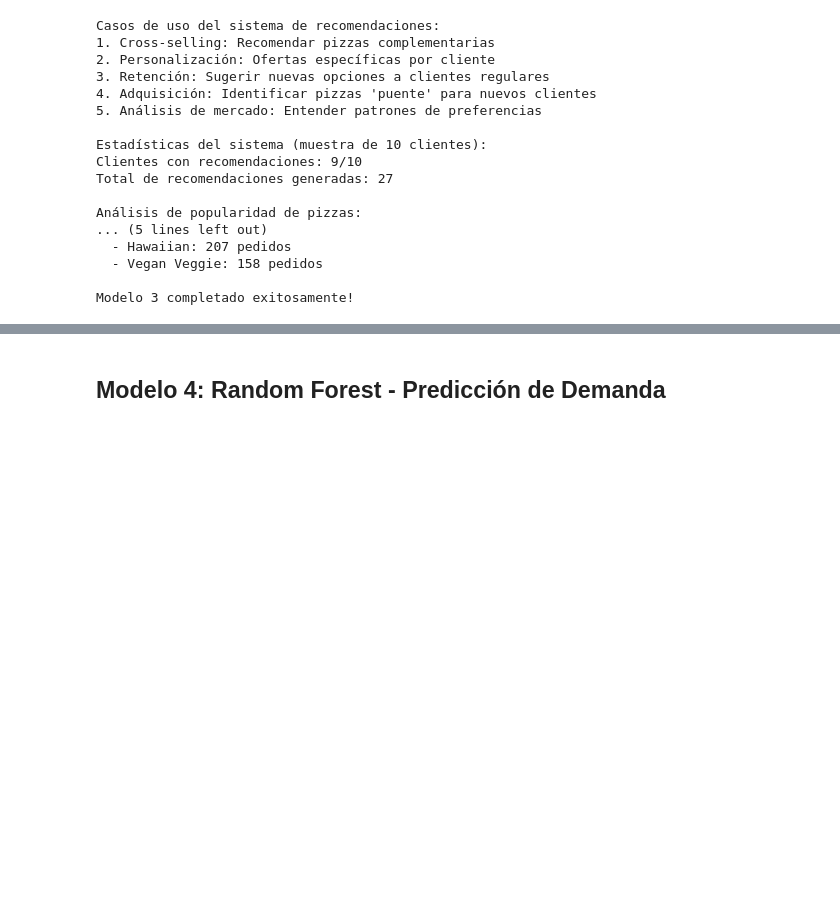
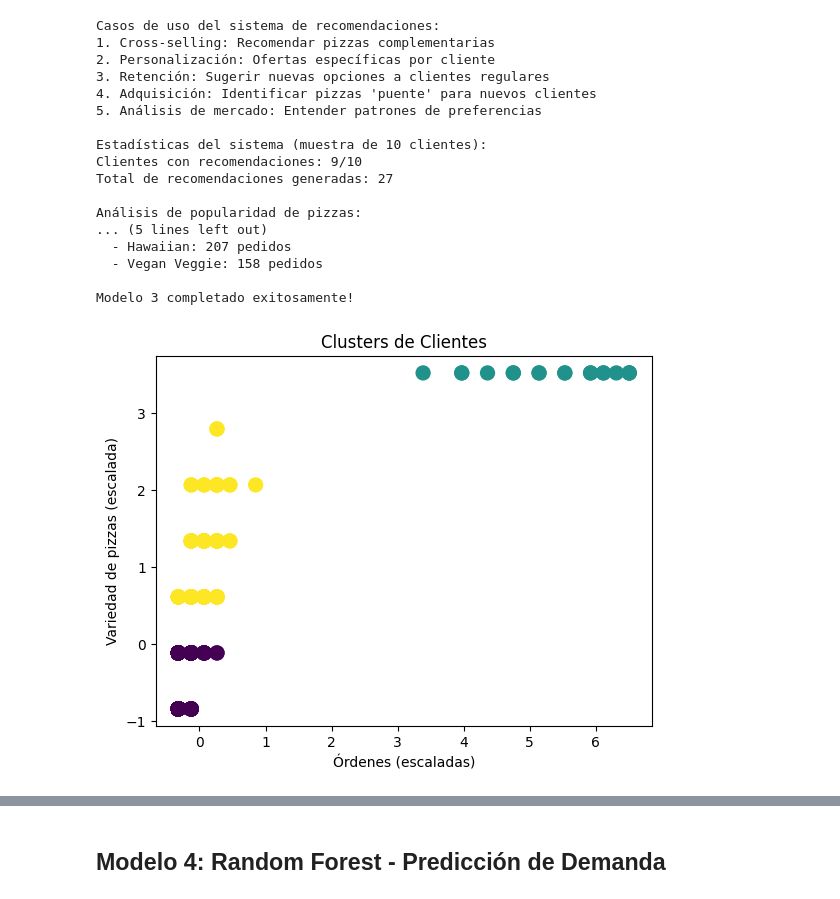
Before and after one commit to MAP0218675/Inteligencia-Artificial-Avanzada, a Jupyter notebook: Copia de Dannys_Pizza_week2_HWK.ipynb, the cells around one changed output, grey strips where cells are left out. Drawn from its saved outputs; the diff is of its cells as text; code cells hidden in the pictures; blank space fills up the shorter version.

Commit message:
Este ya tiene k means

```diff
--- a/Copia de Dannys_Pizza_week2_HWK.ipynb
+++ b/Copia de Dannys_Pizza_week2_HWK.ipynb
@@ -2586,3 +2586,91 @@ Análisis de popularidad de pizzas:
   - Vegan Veggie: 158 pedidos
 
 Modelo 3 completado exitosamente!
+# %%
+import matplotlib.pyplot as plt
+from sklearn.cluster import KMeans
+from sklearn.preprocessing import StandardScaler
+
+# ===============================
+# K-MEDIAS en Danny's Pizza (versión sin precios)
+# ===============================
+
+# === 1. Clientes: segmentación por frecuencia y variedad de pizzas ===
+query_customers = """
+SELECT c.customer_id,
+       COUNT(DISTINCT c.order_id) AS total_orders,
+       COUNT(DISTINCT c.pizza_id) AS unique_pizzas
+FROM customer_orders c
+GROUP BY c.customer_id
+"""
+customers = pd.read_sql_query(query_customers, conn)
+
+X_cust = customers[['total_orders', 'unique_pizzas']]
+scaler = StandardScaler()
+X_cust_scaled = scaler.fit_transform(X_cust)
+
+kmeans_cust = KMeans(n_clusters=3, random_state=42, n_init=10)
+customers['cluster'] = kmeans_cust.fit_predict(X_cust_scaled)
+
+plt.scatter(X_cust_scaled[:, 0], X_cust_scaled[:, 1],
+            c=customers['cluster'], cmap='viridis', s=100)
+plt.xlabel("Órdenes (escaladas)")
+plt.ylabel("Variedad de pizzas (escalada)")
+plt.title("Clusters de Clientes")
+plt.show()
+
+print("Resumen de clientes por cluster:")
+print(customers.groupby('cluster')[['total_orders', 'unique_pizzas']].mean())
+
+
+# === 2. Tipos de pizzas: segmentación por popularidad ===
+query_pizzas = """
+SELECT p.pizza_name,
+       COUNT(c.order_id) AS times_ordered
+FROM customer_orders c
+JOIN pizza_names p ON c.pizza_id = p.pizza_id
+GROUP BY p.pizza_name
+"""
+pizza_stats = pd.read_sql_query(query_pizzas, conn)
+
+X_pizza = pizza_stats[['times_ordered']]
+X_pizza_scaled = scaler.fit_transform(X_pizza)
+
+kmeans_pizza = KMeans(n_clusters=3, random_state=42, n_init=10)
+pizza_stats['cluster'] = kmeans_pizza.fit_predict(X_pizza_scaled)
+
+plt.scatter(X_pizza_scaled[:, 0], [0]*len(X_pizza_scaled),
+            c=pizza_stats['cluster'], cmap='plasma', s=120)
+plt.xlabel("Popularidad (escalada)")
+plt.title("Clusters de Pizzas")
+plt.show()
+
+print("Resumen de pizzas por cluster:")
+print(pizza_stats.groupby('cluster')['times_ordered'].mean())
+
+
+# === 3. Pedidos: segmentación por tamaño de la orden ===
+query_orders = """
+SELECT c.order_id,
+       COUNT(c.pizza_id) AS items_count
+FROM customer_orders c
+GROUP BY c.order_id
+"""
+orders_stats = pd.read_sql_query(query_orders, conn)
+
+X_orders = orders_stats[['items_count']]
+X_orders_scaled = scaler.fit_transform(X_orders)
+
+kmeans_orders = KMeans(n_clusters=3, random_state=42, n_init=10)
+orders_stats['cluster'] = kmeans_orders.fit_predict(X_orders_scaled)
+
+plt.scatter(X_orders_scaled[:, 0], [0]*len(X_orders_scaled),
+            c=orders_stats['cluster'], cmap='cool', s=120)
+plt.xlabel("Cantidad de pizzas por pedido (escalado)")
+plt.title("Clusters de Pedidos")
+plt.show()
+
+print("Resumen de pedidos por cluster:")
+print(orders_stats.groupby('cluster')['items_count'].mean())
+# %% [output]
+[figure, added]
```
Also changed, not shown: parts of 2 cells of this notebook.
